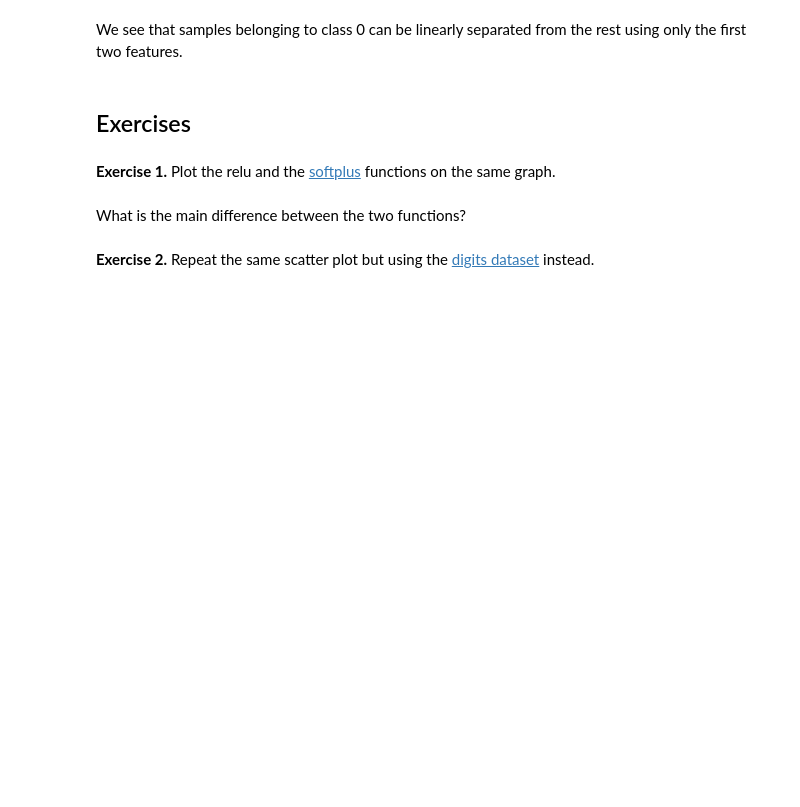
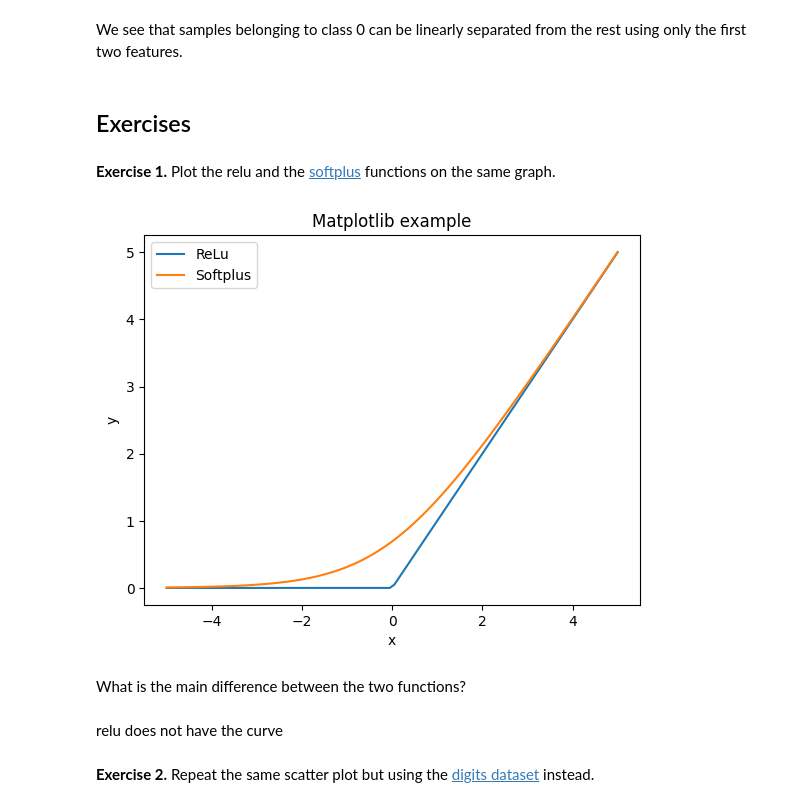
Before and after one commit to bugsyflyer/FunRobo, a Jupyter notebook: notebooks/01_python_basics.ipynb, the cells around one changed output. Saved outputs shown, nothing was run; the diff lists cells and outputs as text; code cells hidden in the pictures; blank space fills up the shorter version.

```diff
--- a/notebooks/01_python_basics.ipynb
+++ b/notebooks/01_python_basics.ipynb
@@ -461,7 +545,24 @@ We see that samples belonging to class 0 can be linearly separated from the rest
 ## Exercises
 # %% [markdown]
 **Exercise 1.** Plot the relu and the [softplus](https://en.wikipedia.org/wiki/Rectifier_(neural_networks)#Softplus) functions on the same graph.
+# %%
+x_values = np.linspace(-5, 5, 100)
+relu = np.maximum(0, x_values)
+softplus = np.log(1 + np.exp(x_values))
+
+plt.figure()
+plt.plot(x_values, relu, label="ReLu")
+plt.plot(x_values, softplus, label="Softplus")
+plt.xlabel("x")
+plt.ylabel("y")
+plt.title("Matplotlib example")
+plt.legend(loc="upper left")
+plt.show()
+# %% [output]
+[figure, added]
 # %% [markdown]
 What is the main difference between the two functions?
+# %% [markdown]
+relu does not have the curve
 # %% [markdown]
 **Exercise 2.** Repeat the same scatter plot but using the [digits dataset](https://scikit-learn.org/stable/modules/generated/sklearn.datasets.load_digits.html) instead.
```
Also changed, not shown: parts of 34 cells of this notebook.
